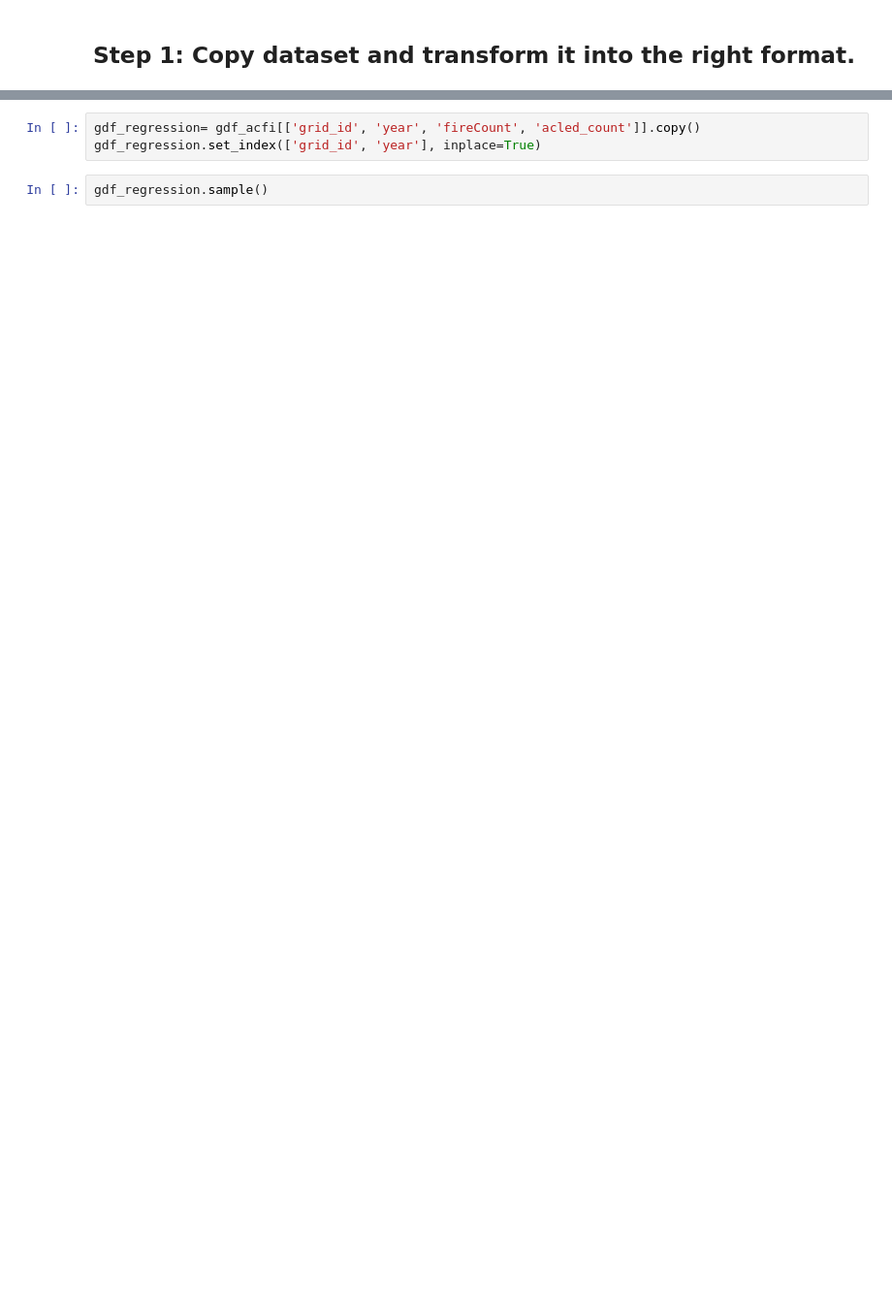
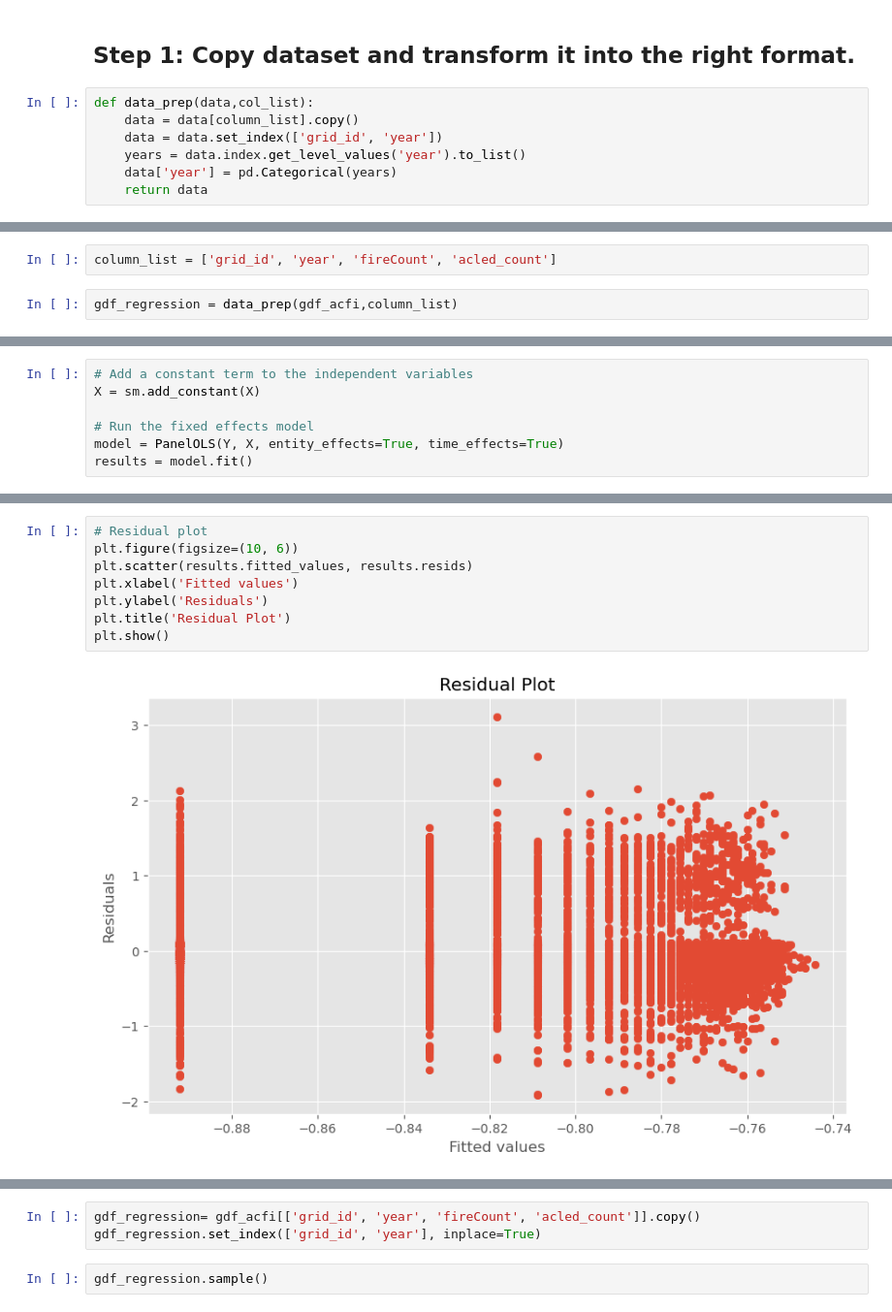
Before and after one commit to sameera006/Final_Dissertation, a Jupyter notebook: Mergeddata_Copy.ipynb, the cells around one changed output, grey strips where cells are left out. Shown at 97% size. Drawn from its saved outputs; the diff is of its cells as text; blank space fills up the shorter version.

```diff
--- a/Mergeddata_Copy.ipynb
+++ b/Mergeddata_Copy.ipynb
@@ -684,2 +669,9 @@ https://towardsdatascience.com/a-guide-to-panel-data-regression-theoretics-and-i
 # %% [markdown]
 ## Step 1: Copy dataset and transform it into the right format.
+# %%
+def data_prep(data,col_list):
+    data = data[column_list].copy()
+    data = data.set_index(['grid_id', 'year'])
+    years = data.index.get_level_values('year').to_list()
+    data['year'] = pd.Categorical(years)
+    return data
@@ -685,0 +680,4 @@ https://towardsdatascience.com/a-guide-to-panel-data-regression-theoretics-and-i
+# %%
+column_list = ['grid_id', 'year', 'fireCount', 'acled_count']
+# %%
+gdf_regression = data_prep(gdf_acfi,column_list)
@@ -685,0 +739,7 @@ https://towardsdatascience.com/a-guide-to-panel-data-regression-theoretics-and-i
+# %%
+# Add a constant term to the independent variables
+X = sm.add_constant(X)
+
+# Run the fixed effects model
+model = PanelOLS(Y, X, entity_effects=True, time_effects=True)
+results = model.fit()
@@ -685,0 +788,10 @@ https://towardsdatascience.com/a-guide-to-panel-data-regression-theoretics-and-i
+# %%
+# Residual plot
+plt.figure(figsize=(10, 6))
+plt.scatter(results.fitted_values, results.resids)
+plt.xlabel('Fitted values')
+plt.ylabel('Residuals')
+plt.title('Residual Plot')
+plt.show()
+# %% [output]
+[figure, added]
```
Also changed, not shown: parts of 65 cells of this notebook.
